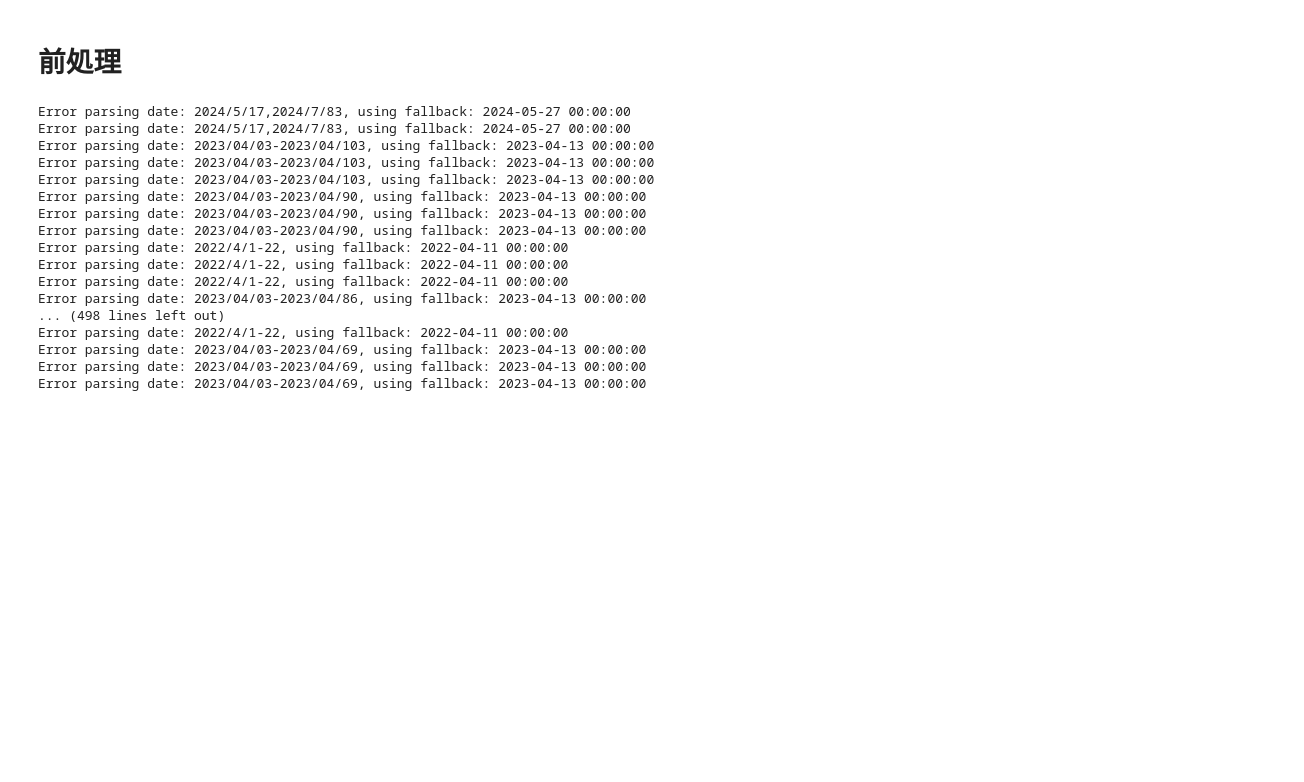
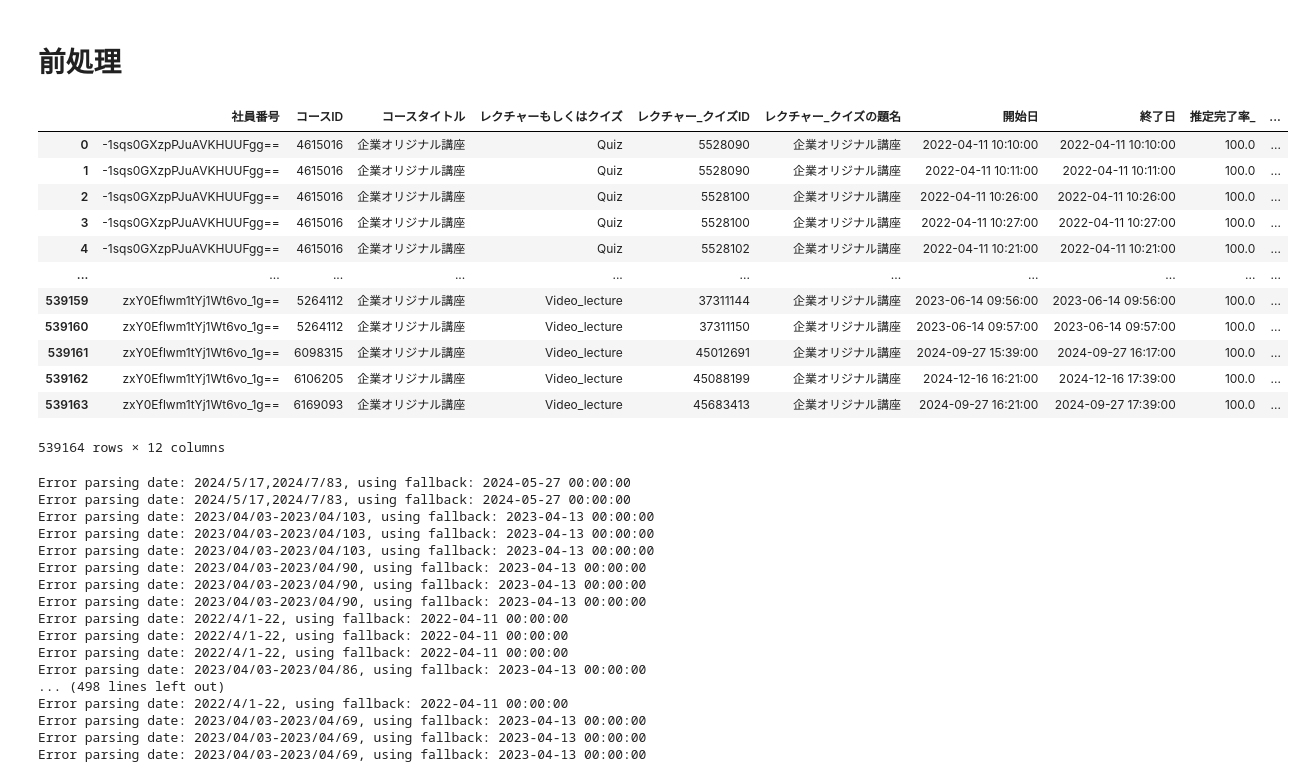
Before and after one commit to snoopy0420/atma_udemy, a Jupyter notebook: notebooks/preprocess.ipynb, the cells around one changed output. Cells and saved outputs as stored; diff of their text form; code cells hidden in the pictures; blank space fills up the shorter version.

```diff
--- a/notebooks/preprocess.ipynb
+++ b/notebooks/preprocess.ipynb
@@ -32,0 +29,5 @@ df_position_history = pd.read_csv(os.path.join(DIR_INPUT, FILE_NAME_POSITION_HIS
+# %%
+def clean_feature_names(data):
+    # 特徴量名を修正
+    data.columns = data.columns.str.replace(r'[^\w]', '_', regex=True)
+    return data
@@ -33,10 +44,30 @@ df_position_history = pd.read_csv(os.path.join(DIR_INPUT, FILE_NAME_POSITION_HIS
 # %%
 # udemy activity
+df_prep_udemy_activity = df_udemy_activity.copy()
+# カラム名を修正
+df_prep_udemy_activity = clean_feature_names(df_prep_udemy_activity)
+
 # datetime型に変換
-df_udemy_activity["開始日"] = pd.to_datetime(df_udemy_activity["開始日"], format='%Y/%m/%d %H:%M')
-df_udemy_activity["終了日"] = pd.to_datetime(df_udemy_activity["終了日"], format='%Y/%m/%d %H:%M')
+df_prep_udemy_activity["開始日"] = pd.to_datetime(df_prep_udemy_activity["開始日"], format='%Y/%m/%d %H:%M')
+df_prep_udemy_activity["終了日"] = pd.to_datetime(df_prep_udemy_activity["終了日"], format='%Y/%m/%d %H:%M')
 
 # booleanを数値に変換
-df_udemy_activity["マーク済み修了"] = df_udemy_activity["マーク済み修了"].astype(int)
+df_prep_udemy_activity["マーク済み修了"] = df_prep_udemy_activity["マーク済み修了"].astype(int)
+# %%
+df_prep_udemy_activity
+# %% [output]
+|  | 社員番号 | コースID | コースタイトル | レクチャーもしくはクイズ | レクチャー_クイズID | レクチャー_クイズの題名 | 開始日 | 終了日 | 推定完了率_ | ... |
+| 0 | -1sqs0GXzpPJuAVKHUUFgg== | 4615016 | 企業オリジナル講座 | Quiz | 5528090 | 企業オリジナル講座 | 2022-04-11 10:10:00 | 2022-04-11 10:10:00 | 100.0 | ... |
+| 1 | -1sqs0GXzpPJuAVKHUUFgg== | 4615016 | 企業オリジナル講座 | Quiz | 5528090 | 企業オリジナル講座 | 2022-04-11 10:11:00 | 2022-04-11 10:11:00 | 100.0 | ... |
+| 2 | -1sqs0GXzpPJuAVKHUUFgg== | 4615016 | 企業オリジナル講座 | Quiz | 5528100 | 企業オリジナル講座 | 2022-04-11 10:26:00 | 2022-04-11 10:26:00 | 100.0 | ... |
+| 3 | -1sqs0GXzpPJuAVKHUUFgg== | 4615016 | 企業オリジナル講座 | Quiz | 5528100 | 企業オリジナル講座 | 2022-04-11 10:27:00 | 2022-04-11 10:27:00 | 100.0 | ... |
+| 4 | -1sqs0GXzpPJuAVKHUUFgg== | 4615016 | 企業オリジナル講座 | Quiz | 5528102 | 企業オリジナル講座 | 2022-04-11 10:21:00 | 2022-04-11 10:21:00 | 100.0 | ... |
+| ... | ... | ... | ... | ... | ... | ... | ... | ... | ... | ... |
+| 539159 | zxY0Eflwm1tYj1Wt6vo_1g== | 5264112 | 企業オリジナル講座 | Video_lecture | 37311144 | 企業オリジナル講座 | 2023-06-14 09:56:00 | 2023-06-14 09:56:00 | 100.0 | ... |
+| 539160 | zxY0Eflwm1tYj1Wt6vo_1g== | 5264112 | 企業オリジナル講座 | Video_lecture | 37311150 | 企業オリジナル講座 | 2023-06-14 09:57:00 | 2023-06-14 09:57:00 | 100.0 | ... |
+| 539161 | zxY0Eflwm1tYj1Wt6vo_1g== | 6098315 | 企業オリジナル講座 | Video_lecture | 45012691 | 企業オリジナル講座 | 2024-09-27 15:39:00 | 2024-09-27 16:17:00 | 100.0 | ... |
+| 539162 | zxY0Eflwm1tYj1Wt6vo_1g== | 6106205 | 企業オリジナル講座 | Video_lecture | 45088199 | 企業オリジナル講座 | 2024-12-16 16:21:00 | 2024-12-16 17:39:00 | 100.0 | ... |
+| 539163 | zxY0Eflwm1tYj1Wt6vo_1g== | 6169093 | 企業オリジナル講座 | Video_lecture | 45683413 | 企業オリジナル講座 | 2024-09-27 16:21:00 | 2024-09-27 17:39:00 | 100.0 | ... |
+539164 rows × 12 columns
 # %%
 # career
```
Also changed, not shown: parts of 11 cells of this notebook, 4 other files.
